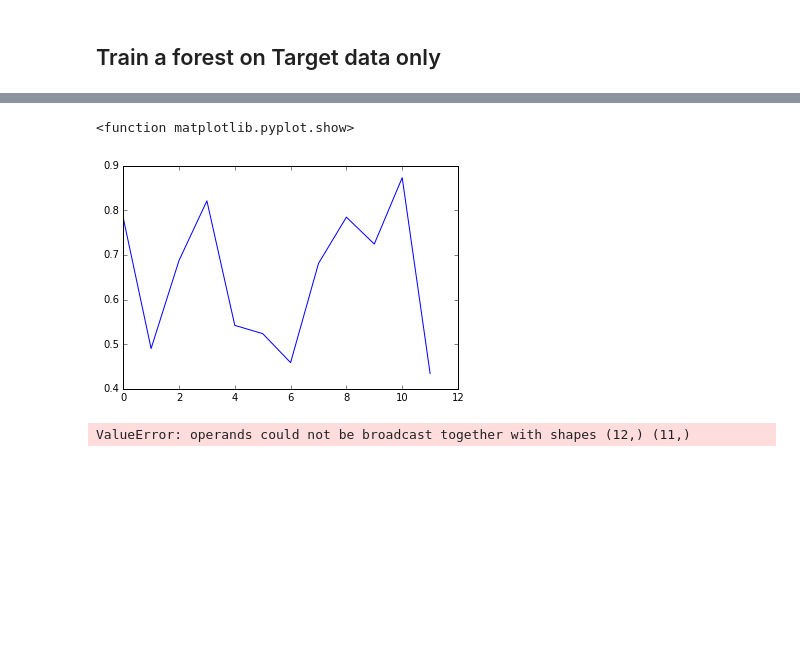
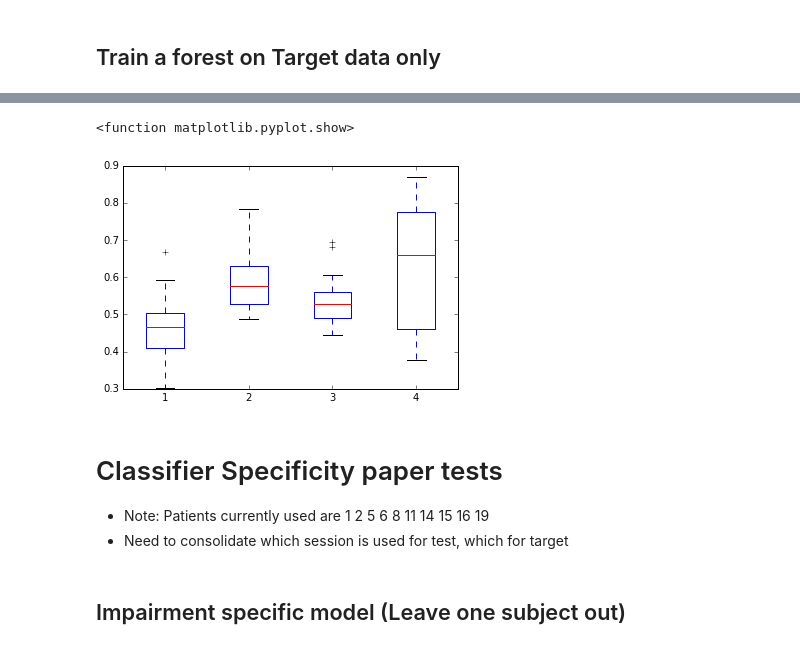
Before and after one commit to Luke3D/TransferRandomForest, a Jupyter notebook: TestonARData_SER.ipynb, the cells around one changed output, grey strips where cells are left out. Saved outputs shown, nothing was run; the diff lists cells and outputs as text; code cells hidden in the pictures; blank space fills up the shorter version.

Commit message:
Updated TestonARData_SER with BACC

```diff
--- a/TestonARData_SER.ipynb
+++ b/TestonARData_SER.ipynb
@@ -88,6 +84,7 @@ CBRData.head(5)
 # %%
 #SUBJECTS IN THE DATABASE
 HealthyCodes = HealthyData['SubjID'].unique()
+HealthyCodes = HealthyCodes.sort()
 print HealthyCodes
 PatientCodes = CBRData['SubjID'].unique()
 PatientCodes = PatientCodes.sort()
@@ -274,7 +310,8 @@ mean Acc - SER = 0.650284464289
 # %% [markdown]
 ## Train a forest on Target data only
 # %%
-CVacc = np.zeros(len(HealthyCodes))
+TOacc = np.zeros(len(PatientCodes))
+Ntarget = np.zeros(len(PatientCodes))
 k = 0
 for s in PatientCodes:
 
@@ -288,14 +325,23 @@ for s in PatientCodes:
     Xtest = test.select_columns(feature_cols).to_numpy()
     ytest = test.select_columns(label_cols).to_numpy()
     ytest = ytest.reshape(-1)
+    Ntarget[k] = len(ytarget)
 
     RF = RandomForestClassifier(n_estimators=50)
     RF = RF.fit(Xtarget,ytarget)
     ypred = RF.predict(Xtest)
-    acc = sum(ypred == ytest)
-    CVacc[k] = acc/len(ytest)
-    print CVacc[k]
+    #acc = sum(ypred == ytest)/len(ytest)
+    #balanced accuracy
+    acc_c = 0
+    for c in np.unique(ytest):
+        i = ytest == c
+        correct = ypred[i] == ytest[i]
+        acc_c += sum(correct)/len(correct)
+
+    BAcc = acc_c/len(np.unique(ytest))
+    TOacc[k] = BAcc
+    print 'Patient %s, BAcc = %s'%(s,TOacc[k])
     k = k+1
 
-print '\nmean acc = %s'%CVacc.mean()
+print '\nmean acc Target only = %s'%TOacc.mean()
 # %% [output]
@@ -313,0 +442,8 @@ IndexError: index 11 is out of bounds for axis 0 with size 11
+# %%
+SOacc = np.expand_dims(SOacc, axis=1)
+TOacc = np.expand_dims(TOacc, axis=1)
+SaTacc = np.expand_dims(SaTacc, axis=1)
+SERacc = np.expand_dims(SERacc, axis=1)
+
+AccAll = np.concatenate((SOacc,TOacc,SaTacc,SERacc),axis=1)
+print AccAll
@@ -314,11 +463,10 @@ IndexError: index 11 is out of bounds for axis 0 with size 11
 # %%
-plt.plot(SERacc)
+plt.boxplot(AccAll)
 plt.show
 # %% [output]
 <function matplotlib.pyplot.show>
-[figure, old version]
+[figure, new version]
-# %%
-plt.plot(SERacc-CVacc)
-plt.show
-# %% [output]
-ValueError: operands could not be broadcast together with shapes (12,) (11,)
+# %% [markdown]
+# Classifier Specificity paper tests
+* Note: Patients currently used are 1 2 5 6 8 11 14 15 16 19
+* Need to consolidate which session is used for test, which for target
@@ -324,0 +475,2 @@ ValueError: operands could not be broadcast together with shapes (12,) (11,)
+# %% [markdown]
+## Impairment specific model (Leave one subject out)
```
Also changed, not shown: parts of 20 cells of this notebook.
